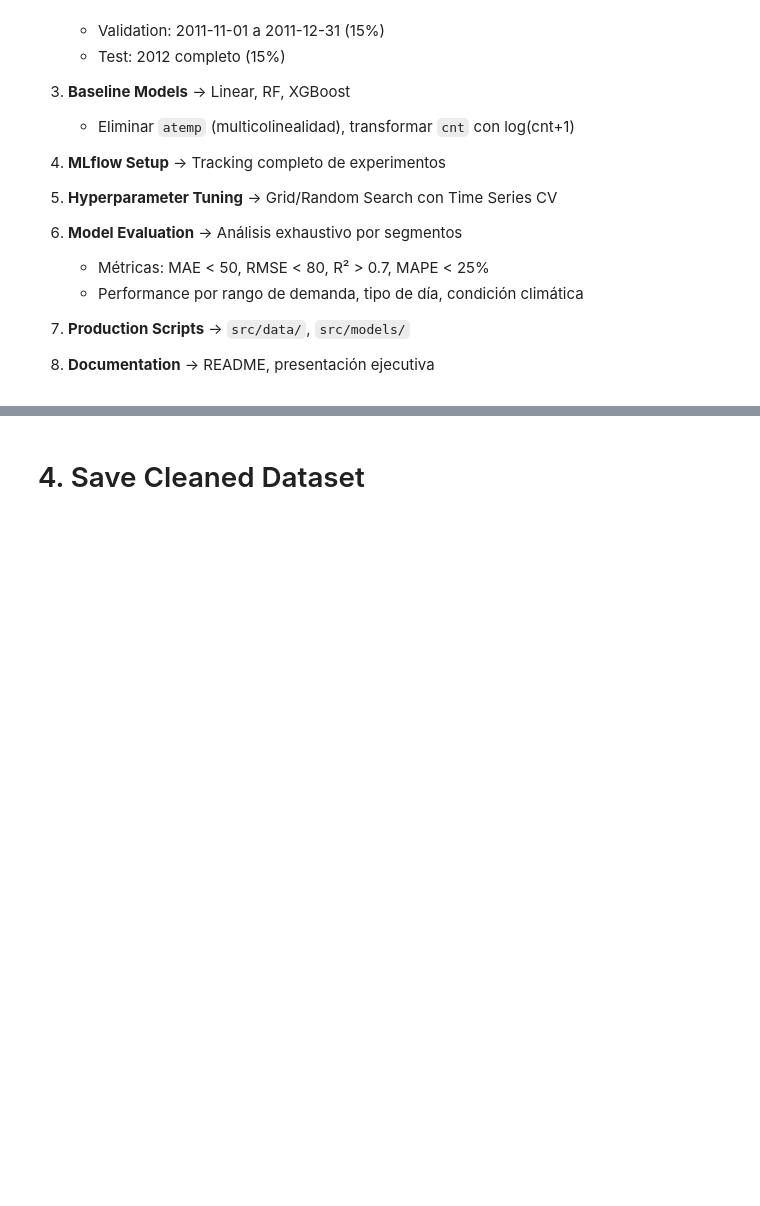
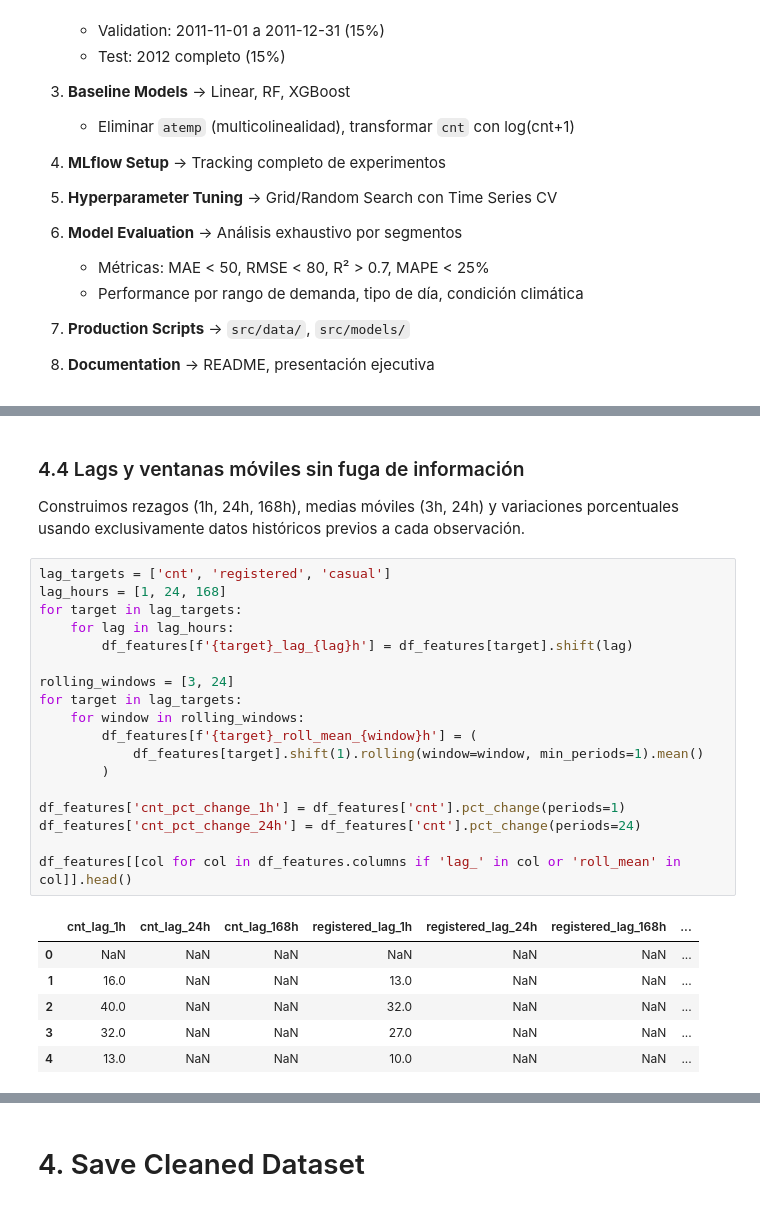
Before and after one commit to Isaac1606/mlops-team-61-project, a Jupyter notebook: notebooks/notebook.ipynb, the cells around one changed output, grey strips where cells are left out. Saved outputs shown, nothing was run; the diff lists cells and outputs as text; blank space fills up the shorter version.

```diff
--- a/notebooks/notebook.ipynb
+++ b/notebooks/notebook.ipynb
@@ -1869,0 +1982,29 @@ Fecha        Total      Día    Festivo   Temp     Clima
+# %% [markdown]
+### 4.4 Lags y ventanas móviles sin fuga de información
+
+Construimos rezagos (1h, 24h, 168h), medias móviles (3h, 24h) y variaciones porcentuales usando exclusivamente datos históricos previos a cada observación.
+# %%
+lag_targets = ['cnt', 'registered', 'casual']
+lag_hours = [1, 24, 168]
+for target in lag_targets:
+    for lag in lag_hours:
+        df_features[f'{target}_lag_{lag}h'] = df_features[target].shift(lag)
+
+rolling_windows = [3, 24]
+for target in lag_targets:
+    for window in rolling_windows:
+        df_features[f'{target}_roll_mean_{window}h'] = (
+            df_features[target].shift(1).rolling(window=window, min_periods=1).mean()
+        )
+
+df_features['cnt_pct_change_1h'] = df_features['cnt'].pct_change(periods=1)
+df_features['cnt_pct_change_24h'] = df_features['cnt'].pct_change(periods=24)
+
+df_features[[col for col in df_features.columns if 'lag_' in col or 'roll_mean' in col]].head()
+# %% [output]
+|  | cnt_lag_1h | cnt_lag_24h | cnt_lag_168h | registered_lag_1h | registered_lag_24h | registered_lag_168h | ... |
+| 0 | NaN | NaN | NaN | NaN | NaN | NaN | ... |
+| 1 | 16.0 | NaN | NaN | 13.0 | NaN | NaN | ... |
+| 2 | 40.0 | NaN | NaN | 32.0 | NaN | NaN | ... |
+| 3 | 32.0 | NaN | NaN | 27.0 | NaN | NaN | ... |
+| 4 | 13.0 | NaN | NaN | 10.0 | NaN | NaN | ... |
```
Also changed, not shown: parts of 15 cells of this notebook.
